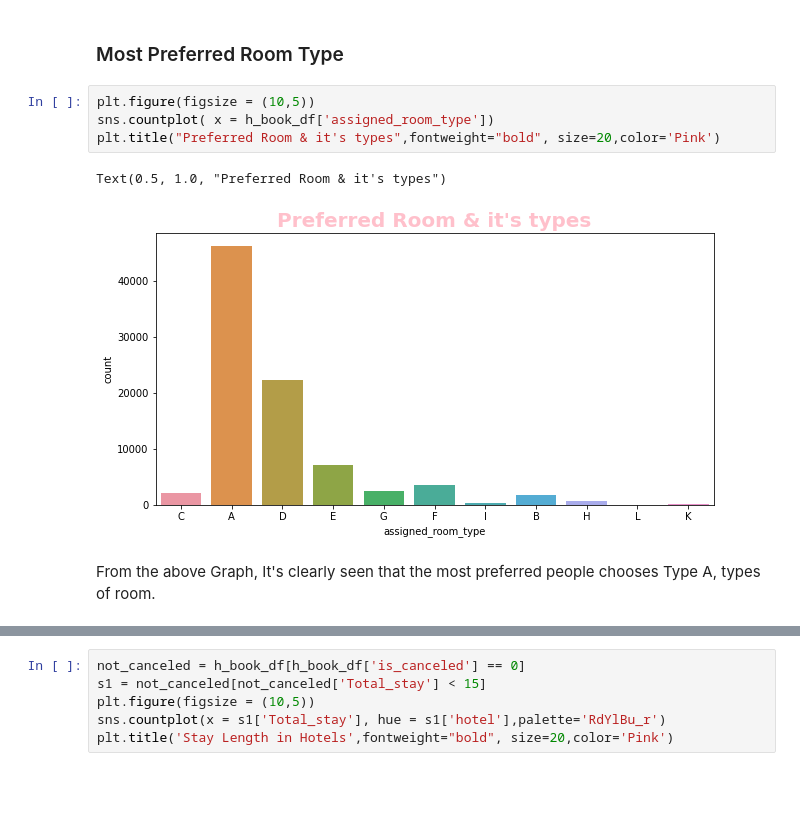
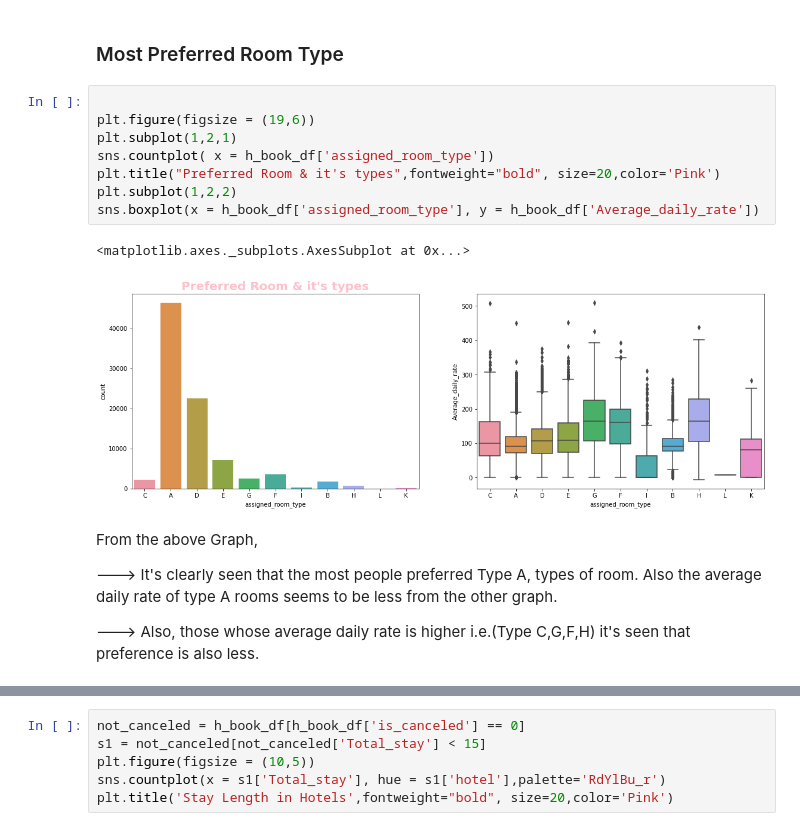
Before and after one commit to aksfasale/eda_hotel_booking, a Jupyter notebook: Hotel_Booking_Analysis_Capstone_Project.ipynb, the cells around one changed output, grey strips where cells are left out. Cells and saved outputs as stored; diff of their text form; blank space fills up the shorter version.

```diff
--- a/Hotel_Booking_Analysis_Capstone_Project.ipynb
+++ b/Hotel_Booking_Analysis_Capstone_Project.ipynb
@@ -424,11 +472,19 @@ Agent no. 9 has made most no. of bookings.
 # %% [markdown]
 ### Most Preferred Room Type
 # %%
-plt.figure(figsize = (10,5))
+
+plt.figure(figsize = (19,6))
+plt.subplot(1,2,1)
 sns.countplot( x = h_book_df['assigned_room_type'])
 plt.title("Preferred Room & it's types",fontweight="bold", size=20,color='Pink')
+plt.subplot(1,2,2)
+sns.boxplot(x = h_book_df['assigned_room_type'], y = h_book_df['Average_daily_rate'])
 # %% [output]
-Text(0.5, 1.0, "Preferred Room & it's types")
+<matplotlib.axes._subplots.AxesSubplot at 0x...>
-[figure, old version]
+[figure, new version]
-# %% [markdown]
-From the above Graph, It's clearly seen that the most preferred people chooses Type A, types of room.
+# %% [markdown]
+From the above Graph,
+
+---> It's clearly seen that the most people preferred Type A, types of room. Also the average daily rate of type A rooms seems to be less from the other graph.
+
+---> Also, those whose average daily rate is higher i.e.(Type C,G,F,H) it's seen that preference is also less.
```
Also changed, not shown: parts of 22 cells of this notebook.
